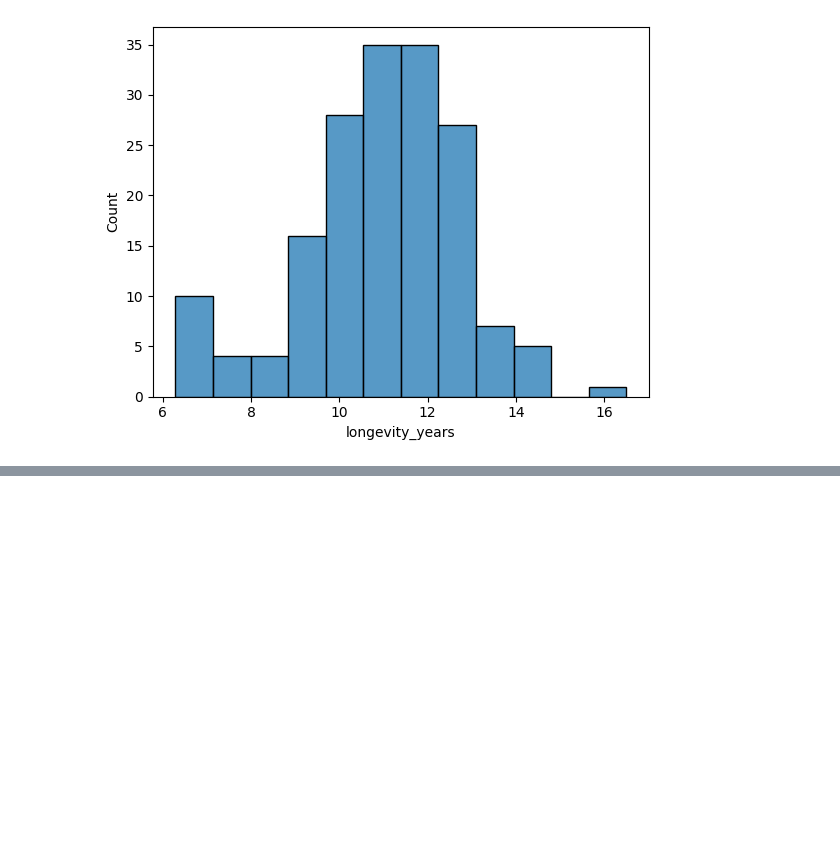
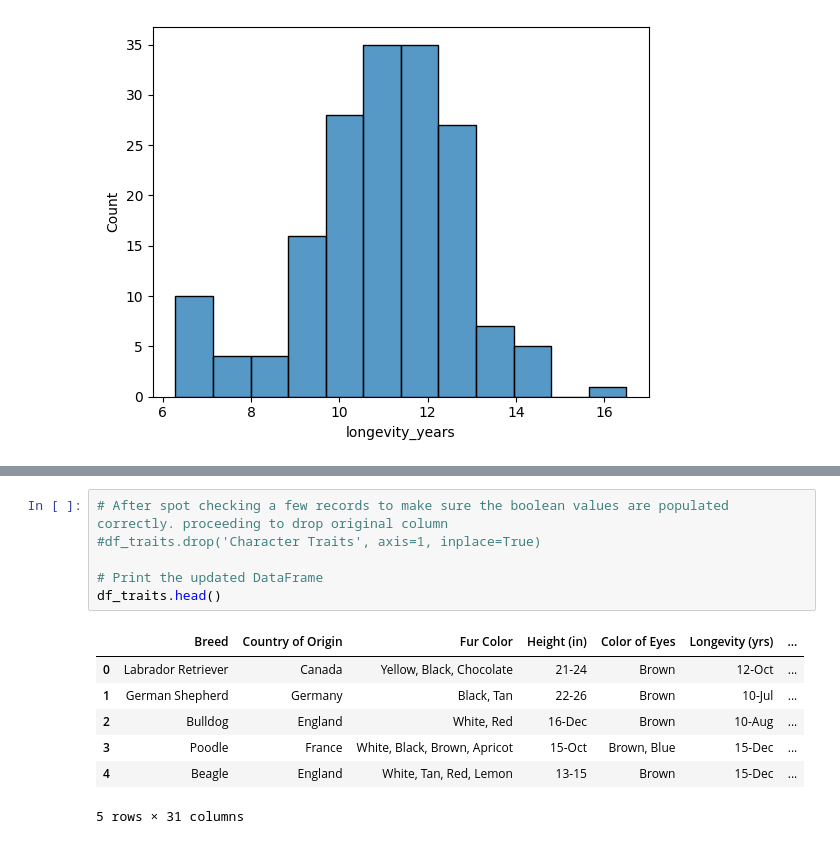
Before and after one commit to nas27/doggo-data, a Jupyter notebook: Notebooks/doggo_data_eda.ipynb, the cells around one changed output, grey strips where cells are left out. Saved outputs shown, nothing was run; the diff lists cells and outputs as text; blank space fills up the shorter version.

```diff
--- a/Notebooks/doggo_data_eda.ipynb
+++ b/Notebooks/doggo_data_eda.ipynb
@@ -431,0 +583,14 @@ plt.legend(bbox_to_anchor=(1.05, 1), loc='upper left')
+# %%
+# After spot checking a few records to make sure the boolean values are populated correctly. proceeding to drop original column
+#df_traits.drop('Character Traits', axis=1, inplace=True)
+
+# Print the updated DataFrame
+df_traits.head()
+# %% [output]
+|  | Breed | Country of Origin | Fur Color | Height (in) | Color of Eyes | Longevity (yrs) | ... |
+| 0 | Labrador Retriever | Canada | Yellow, Black, Chocolate | 21-24 | Brown | 12-Oct | ... |
+| 1 | German Shepherd | Germany | Black, Tan | 22-26 | Brown | 10-Jul | ... |
+| 2 | Bulldog | England | White, Red | 16-Dec | Brown | 10-Aug | ... |
+| 3 | Poodle | France | White, Black, Brown, Apricot | 15-Oct | Brown, Blue | 15-Dec | ... |
+| 4 | Beagle | England | White, Tan, Red, Lemon | 13-15 | Brown | 15-Dec | ... |
+5 rows × 31 columns
```
Also changed, not shown: parts of 22 cells of this notebook, 3 other files.
